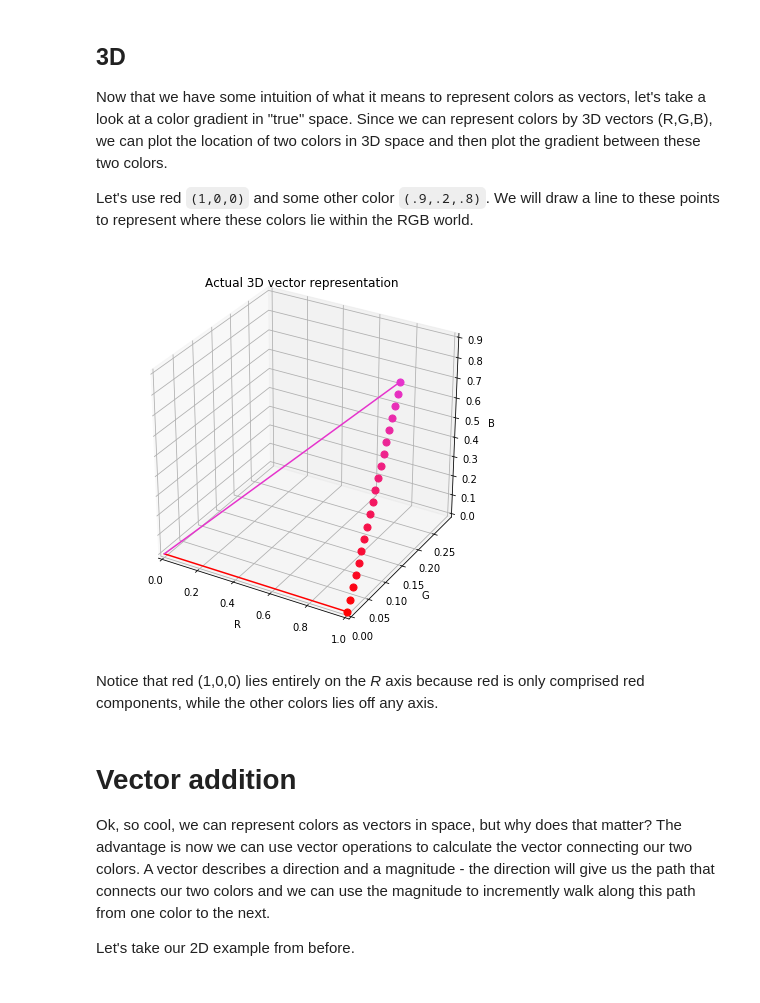
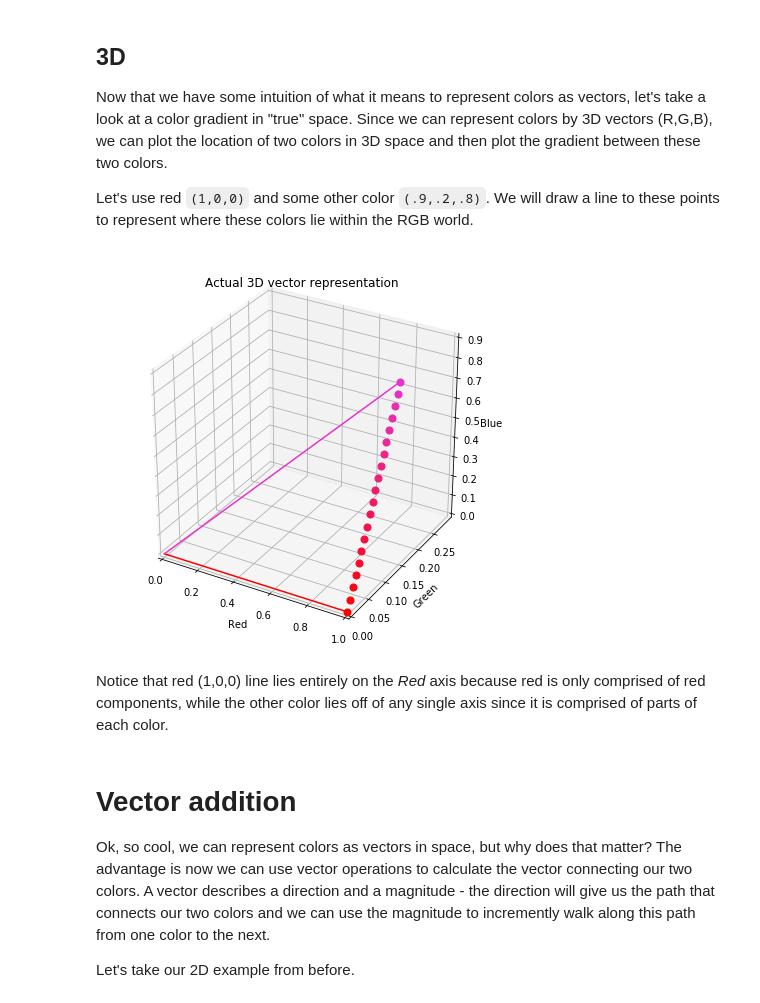
Before and after one commit to michaelsilverstein/Python-Tips-n-tricks, a Jupyter notebook: Color gradient.ipynb, the cells around one changed output. Saved outputs shown, nothing was run; the diff lists cells and outputs as text; code cells hidden in the pictures.

```diff
--- a/Color gradient.ipynb
+++ b/Color gradient.ipynb
@@ -79,30 +79,30 @@ Let's use red `(1,0,0)` and some other color `(.9,.2,.8)`. We will draw a line t
 # %%
 from mpl_toolkits.mplot3d import Axes3D
 
 data = np.array([[0,0,0],[1,0,0],[.9,.2,.8]])
 N = 20
 g = colorgrad('red',data[2],N)
 fig = plt.figure(figsize=(7,7))
 ax = fig.add_subplot(111, projection='3d')
 # Plot red
 ax.plot3D(data[:2,0],data[:2,1],data[:2,2],color=data[1])
 # Plot other color
 ax.plot3D(data[[0,2],0],data[[0,2],1],data[[0,2],2],color=data[2])
 # Plot gradient
 for i in g:
     ax.scatter3D(i[0],i[1],i[2],c=i,s=50)
-ax.set_xlabel('R')
-ax.set_ylabel('G')
-ax.set_zlabel('B')
+ax.set_xlabel('Red')
+ax.set_ylabel('Green')
+ax.set_zlabel('Blue')
 ax.set_xlim(0,1)
 ax.set_ylim(0,.3)
 ax.set_zlim(0,.9)
 plt.title('Actual 3D vector representation')
 plt.show()
 # %% [output]
-[figure, old version]
+[figure, new version]
 # %% [markdown]
-Notice that red (1,0,0) lies entirely on the *R* axis because red is only comprised red components, while the other colors lies off any axis.
+Notice that red (1,0,0) line lies entirely on the *Red* axis because red is only comprised of red components, while the other color lies off of any single axis since it is comprised of parts of each color.
 # %% [markdown]
 # Vector addition
 Ok, so cool, we can represent colors as vectors in space, but why does that matter? The advantage is now we can use vector operations to calculate the vector connecting our two colors. A vector describes a direction and a magnitude - the direction will give us the path that connects our two colors and we can use the magnitude to incremently walk along this path from one color to the next.
```
Also changed, not shown: parts of 3 cells of this notebook.
